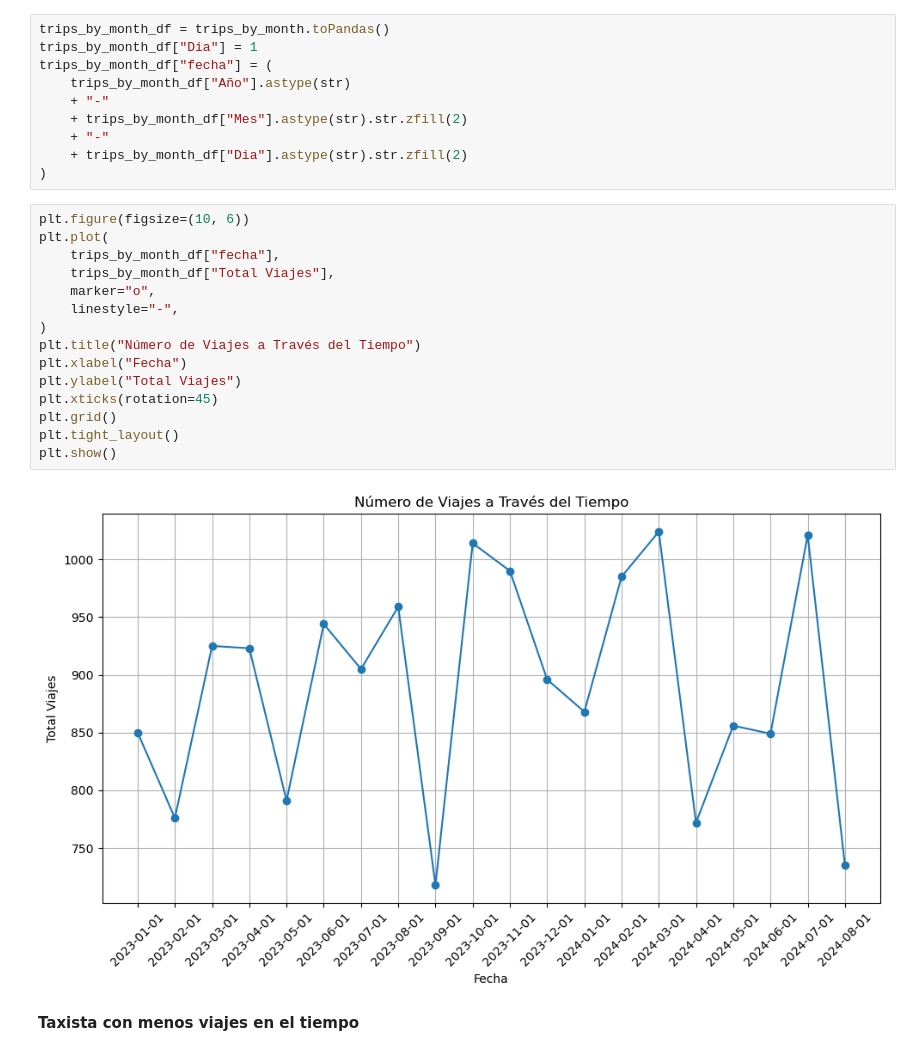
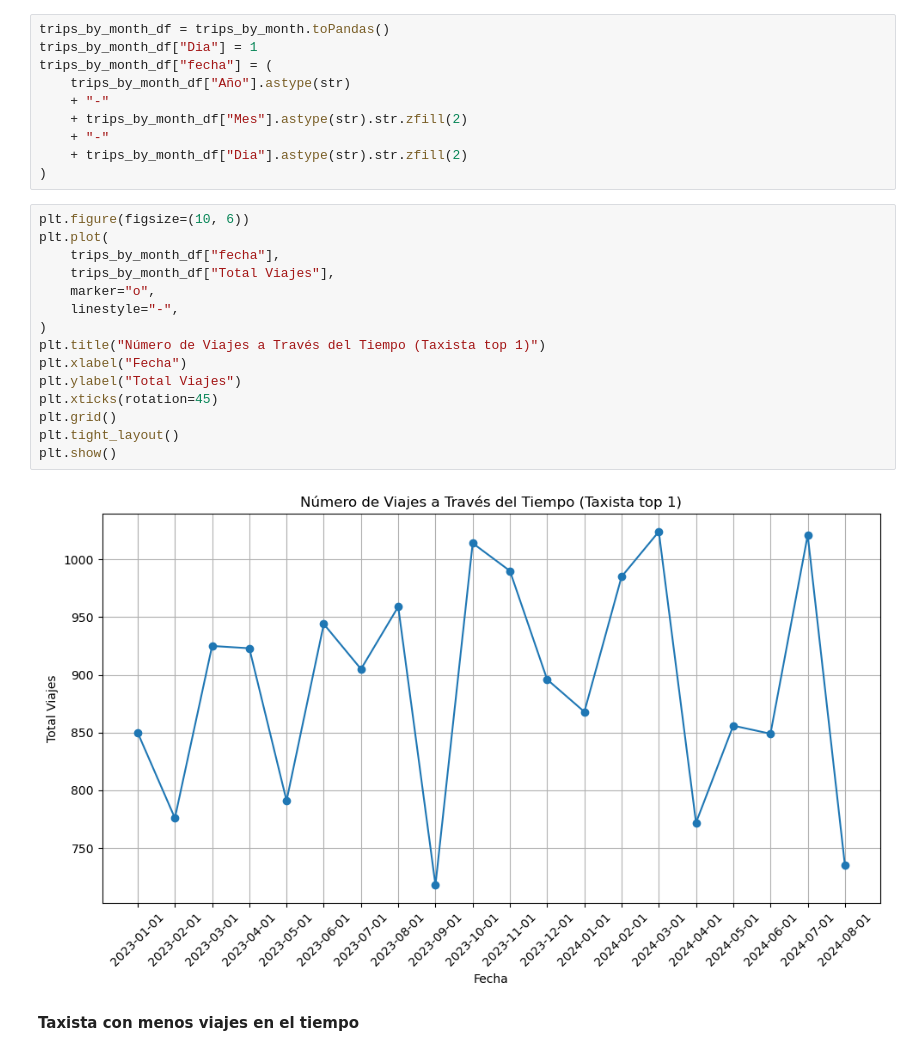
Before and after one commit to cuauhtemocbe/Taxi-GCP-Spark, a Jupyter notebook: Taxis_Trips_Prediction.ipynb, the cells around one changed output. Drawn from its saved outputs; the diff is of its cells as text.

```diff
--- a/Taxis_Trips_Prediction.ipynb
+++ b/Taxis_Trips_Prediction.ipynb
@@ -879,20 +886,20 @@ trips_by_month_df["fecha"] = (
 # %%
 plt.figure(figsize=(10, 6))
 plt.plot(
     trips_by_month_df["fecha"],
     trips_by_month_df["Total Viajes"],
     marker="o",
     linestyle="-",
 )
-plt.title("Número de Viajes a Través del Tiempo")
+plt.title("Número de Viajes a Través del Tiempo (Taxista top 1)")
 plt.xlabel("Fecha")
 plt.ylabel("Total Viajes")
 plt.xticks(rotation=45)
 plt.grid()
 plt.tight_layout()
 plt.show()
 # %% [output]
-[figure, old version]
+[figure, new version]
 # %% [markdown]
 **Taxista con menos viajes en el tiempo**
 # %%
```
Also changed, not shown: parts of 63 cells of this notebook.
